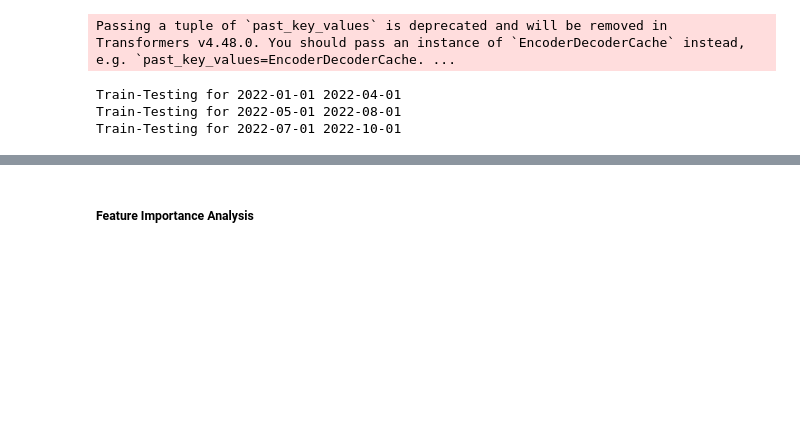
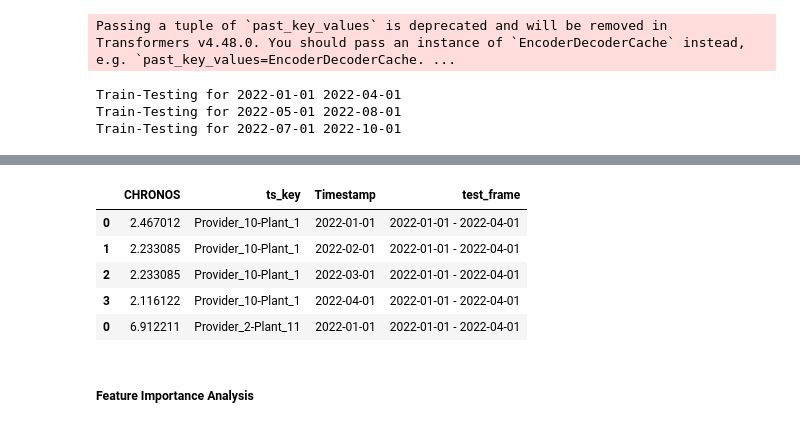
Before and after one commit to john2408/project_data_analytics, a Jupyter notebook: reports/report.ipynb, the cells around one changed output, grey strips where cells are left out. Saved outputs shown, nothing was run; the diff lists cells and outputs as text; code cells hidden in the pictures; blank space fills up the shorter version.

```diff
--- a/reports/report.ipynb
+++ b/reports/report.ipynb
@@ -365,3 +373,12 @@ array(['2022-07-01 - 2022-10-01'], dtype=object)
+# %%
+df_result_chronos.head()
+# %% [output]
+|  | CHRONOS | ts_key | Timestamp | test_frame |
+| 0 | 2.467012 | Provider_10-Plant_1 | 2022-01-01 | 2022-01-01 - 2022-04-01 |
+| 1 | 2.233085 | Provider_10-Plant_1 | 2022-02-01 | 2022-01-01 - 2022-04-01 |
+| 2 | 2.233085 | Provider_10-Plant_1 | 2022-03-01 | 2022-01-01 - 2022-04-01 |
+| 3 | 2.116122 | Provider_10-Plant_1 | 2022-04-01 | 2022-01-01 - 2022-04-01 |
+| 0 | 6.912211 | Provider_2-Plant_11 | 2022-01-01 | 2022-01-01 - 2022-04-01 |
 # %% [markdown]
 ##### Feature Importance Analysis
 # %%
```
Also changed, not shown: parts of 7 cells of this notebook, 3 other files.
